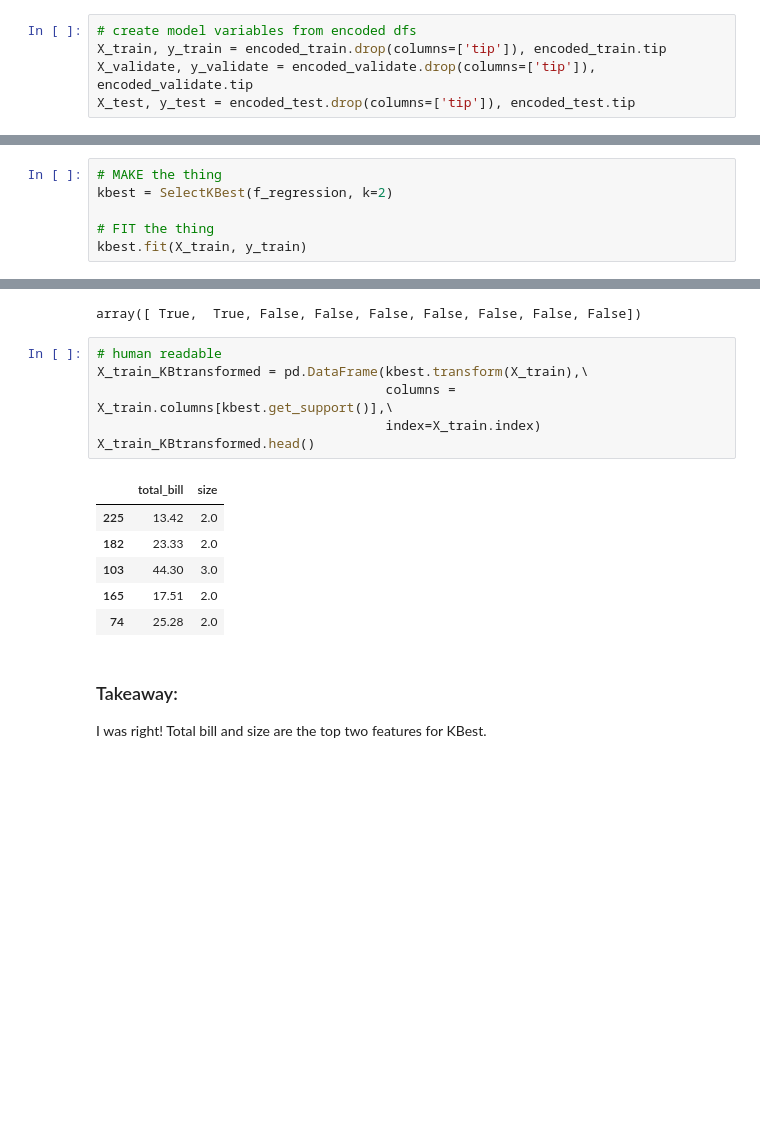
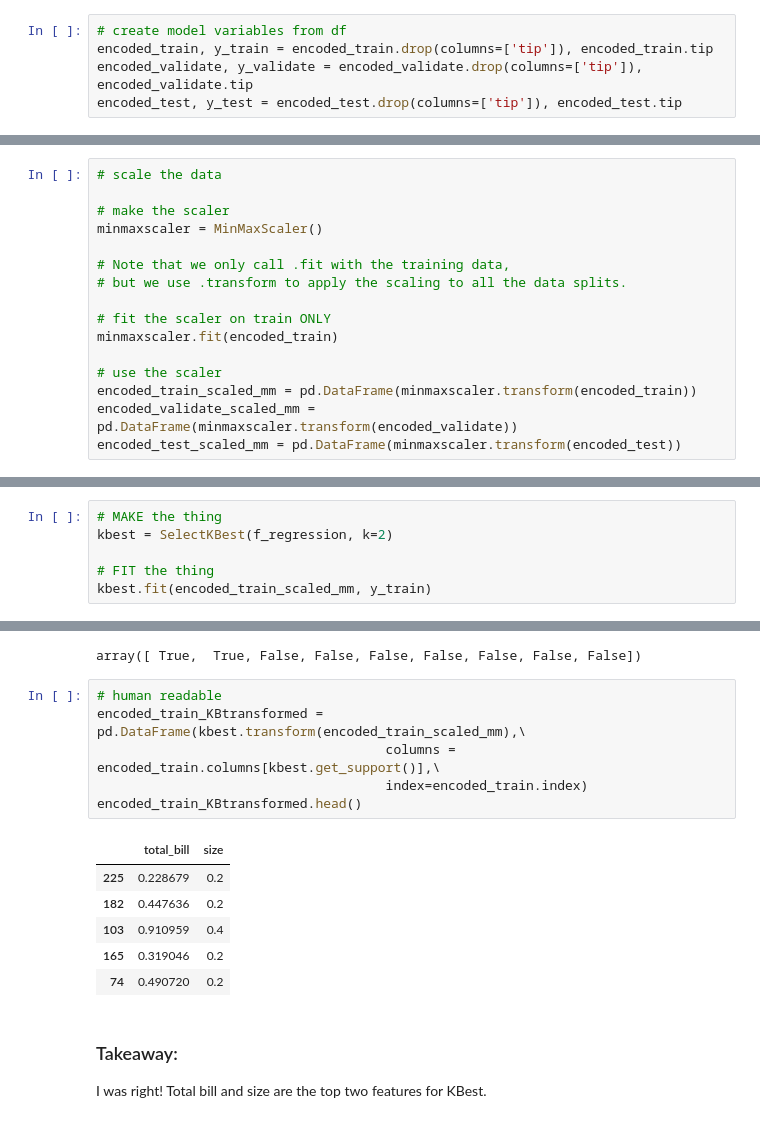
Before and after one commit to lewisalexia/regression-exercises, a Jupyter notebook: feature_engineering.ipynb, the cells around one changed output, grey strips where cells are left out. Saved outputs shown, nothing was run; the diff lists cells and outputs as text; blank space fills up the shorter version.

```diff
--- a/feature_engineering.ipynb
+++ b/feature_engineering.ipynb
@@ -124,6 +145,6 @@ train.head()
 # %%
-# create model variables from encoded dfs
-X_train, y_train = encoded_train.drop(columns=['tip']), encoded_train.tip
-X_validate, y_validate = encoded_validate.drop(columns=['tip']), encoded_validate.tip
-X_test, y_test = encoded_test.drop(columns=['tip']), encoded_test.tip
+# create model variables from df
+encoded_train, y_train = encoded_train.drop(columns=['tip']), encoded_train.tip
+encoded_validate, y_validate = encoded_validate.drop(columns=['tip']), encoded_validate.tip
+encoded_test, y_test = encoded_test.drop(columns=['tip']), encoded_test.tip
 # %%
@@ -135,6 +156,22 @@ X_train.head()
 | 103 | 44.30 | 3 | 14.77 | 0 | 1 | 1 | 0 | 0 | 0 |
 | 165 | 17.51 | 2 | 8.76 | 0 | 1 | 0 | 1 | 0 | 0 |
 | 74 | 25.28 | 2 | 12.64 | 0 | 1 | 1 | 0 | 0 | 0 |
+# %%
+# scale the data
+
+# make the scaler
+minmaxscaler = MinMaxScaler()
+
+# Note that we only call .fit with the training data,
+# but we use .transform to apply the scaling to all the data splits.
+
+# fit the scaler on train ONLY
+minmaxscaler.fit(encoded_train)
+
+# use the scaler
+encoded_train_scaled_mm = pd.DataFrame(minmaxscaler.transform(encoded_train))
+encoded_validate_scaled_mm = pd.DataFrame(minmaxscaler.transform(encoded_validate))
+encoded_test_scaled_mm = pd.DataFrame(minmaxscaler.transform(encoded_test))
 # %% [markdown]
 #### Use select k best to select the top 2 features for predicting tip amount. What are they?
 # %%
@@ -142,7 +179,7 @@ X_train.head()
 kbest = SelectKBest(f_regression, k=2)
 
 # FIT the thing
-kbest.fit(X_train, y_train)
+kbest.fit(encoded_train_scaled_mm, y_train)
 # %% [output]
 SelectKBest(k=2, score_func=<function f_regression at 0x...>)
 # %%
@@ -179,17 +217,17 @@ kbest.get_support()
 array([ True,  True, False, False, False, False, False, False, False])
 # %%
 # human readable
-X_train_KBtransformed = pd.DataFrame(kbest.transform(X_train),\
-                                     columns = X_train.columns[kbest.get_support()],\
-                                     index=X_train.index)
-X_train_KBtransformed.head()
+encoded_train_KBtransformed = pd.DataFrame(kbest.transform(encoded_train_scaled_mm),\
+                                     columns = encoded_train.columns[kbest.get_support()],\
+                                     index=encoded_train.index)
+encoded_train_KBtransformed.head()
 # %% [output]
 |  | total_bill | size |
-| 225 | 13.42 | 2.0 |
-| 182 | 23.33 | 2.0 |
-| 103 | 44.30 | 3.0 |
-| 165 | 17.51 | 2.0 |
-| 74 | 25.28 | 2.0 |
+| 225 | 0.228679 | 0.2 |
+| 182 | 0.447636 | 0.2 |
+| 103 | 0.910959 | 0.4 |
+| 165 | 0.319046 | 0.2 |
+| 74 | 0.490720 | 0.2 |
 # %% [markdown]
 ### Takeaway:
 
```
Also changed, not shown: parts of 34 cells of this notebook.
